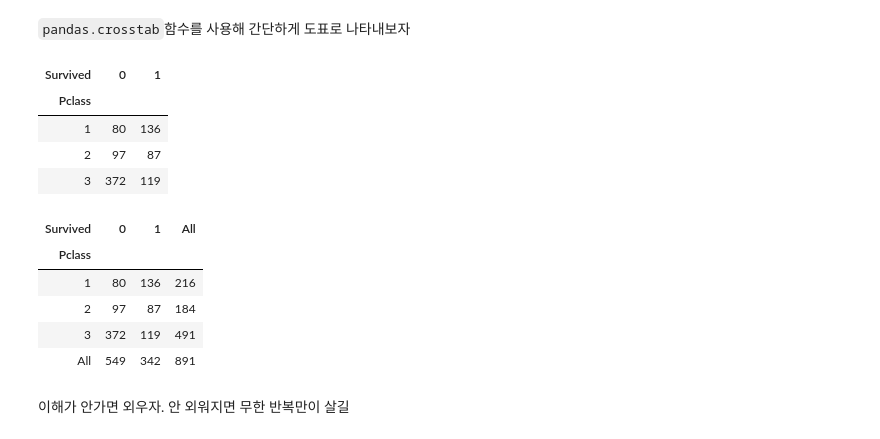
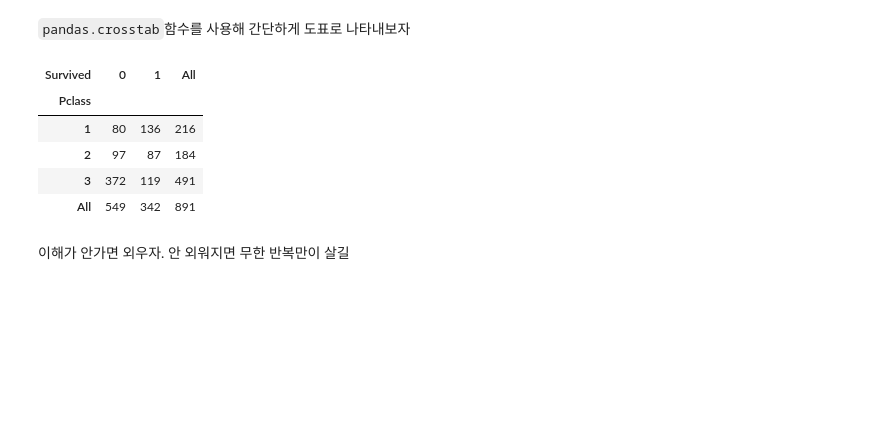
Before and after one commit to Steve-YJ/Explore-Kaggle, a Jupyter notebook: 01. Titanic/01. Kaggle-Titanic.ipynb, the cells around one changed output. Drawn from its saved outputs; the diff is of its cells as text; code cells hidden in the pictures; blank space fills up the shorter version.

```diff
--- a/01. Titanic/01. Kaggle-Titanic.ipynb
+++ b/01. Titanic/01. Kaggle-Titanic.ipynb
@@ -343,22 +319,14 @@ Compute a simple cross tabulation of two (or more) factors. By default computes
 # %% [markdown]
 <code>pandas.crosstab</code>함수를 사용해 간단하게 도표로 나타내보자
 # %%
-pd.crosstab(data.Pclass, data.Survived, margins=False)
+pd.crosstab(data.Pclass, data.Survived, margins=True).style.background_gradient(cmap='summer_r')
 # %% [output]
-| Survived | 0 | 1 |
-| Pclass |  |  |
-| 1 | 80 | 136 |
-| 2 | 97 | 87 |
-| 3 | 372 | 119 |
+| Survived | 0 | 1 | All |
+| Pclass |  |  |  |
+| 1 | 80 | 136 | 216 |
+| 2 | 97 | 87 | 184 |
+| 3 | 372 | 119 | 491 |
+| All | 549 | 342 | 891 |
-# %%
-pd.crosstab(data.Pclass, data.Survived, margins=True)
-# %% [output]
-| Survived | 0 | 1 | All |
-| Pclass |  |  |  |
-| 1 | 80 | 136 | 216 |
-| 2 | 97 | 87 | 184 |
-| 3 | 372 | 119 | 491 |
-| All | 549 | 342 | 891 |
 # %% [markdown]
 이해가 안가면 외우자. 안 외워지면 무한 반복만이 살길
 # %%
```
Also changed, not shown: parts of 21 cells of this notebook.
